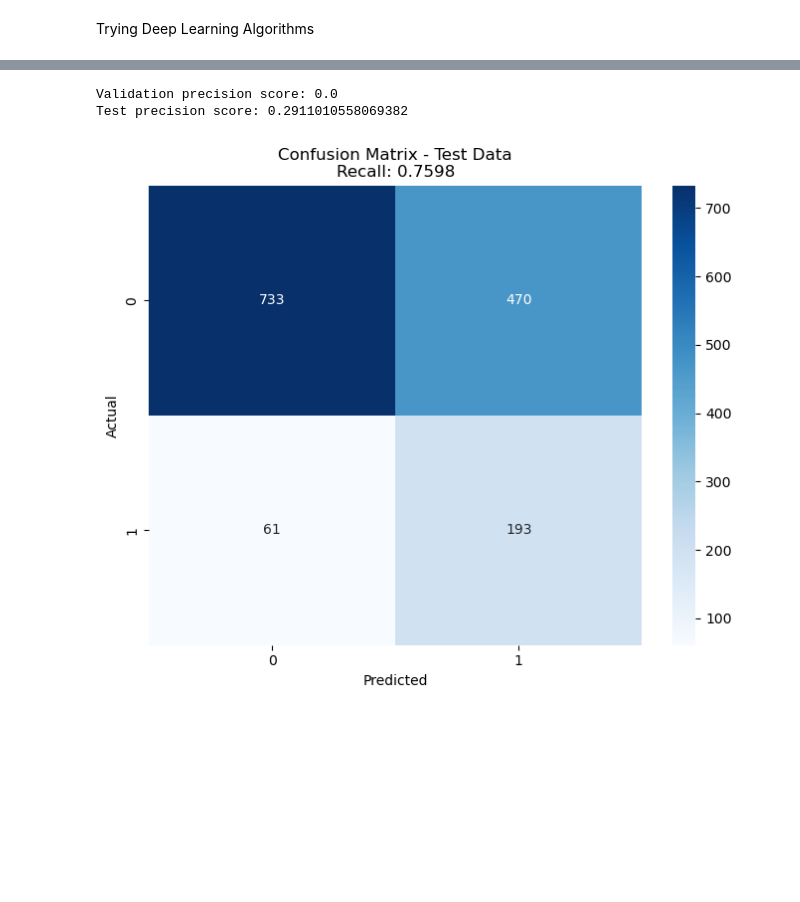
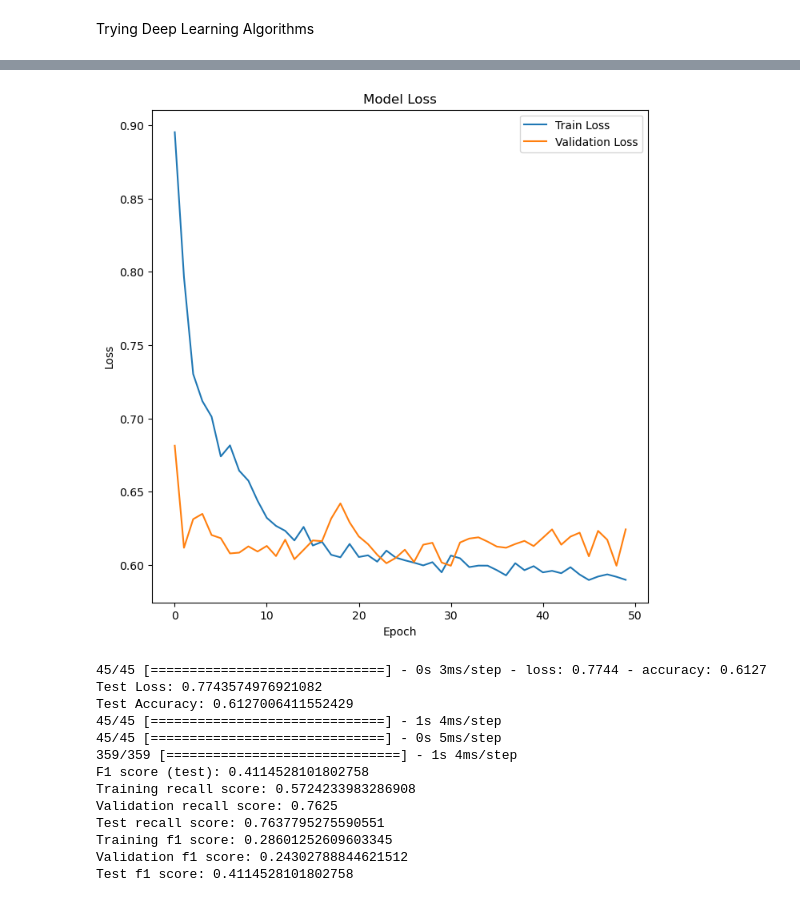
Before and after one commit to sallyfons/MLEE, a Jupyter notebook: eq_prediction.ipynb, the cells around one changed output, grey strips where cells are left out. Cells and saved outputs as stored; diff of their text form; code cells hidden in the pictures; blank space fills up the shorter version.

```diff
--- a/eq_prediction.ipynb
+++ b/eq_prediction.ipynb
@@ -552,17 +578,31 @@ model.add(Dropout(0.5))
 model.add(Dense(1, activation='sigmoid'))
 
 # Compile the model
-model.compile(optimizer=Adam(learning_rate=0.0001), loss='binary_crossentropy', metrics=['accuracy'])
+model.compile(optimizer=Adam(learning_rate=0.0005), loss='binary_crossentropy', metrics=['accuracy'])
 
 # Compute class weights
 class_weights = compute_class_weight('balanced', classes=np.unique(y_train), y=y_train)
 class_weights_dict = dict(enumerate(class_weights))
 
 # Define early stopping
-early_stopping = EarlyStopping(monitor='val_loss', patience=30, restore_best_weights=True)
+early_stopping = EarlyStopping(monitor='val_loss', patience=20, restore_best_weights=True)
 
 # Train the model
-history = model.fit(X_train, y_train, class_weight=class_weights_dict, validation_data=(X_val, y_val), epochs=50, batch_size=128, callbacks=[early_stopping])
+history = model.fit(X_train, y_train, class_weight=class_weights_dict, validation_data=(X_val, y_val), epochs=50, batch_size=64, callbacks=[early_stopping])
+
+# Plot the loss and binary crossentropy curves in the same plot
+plt.figure(figsize=(8, 8))
+
+# Plot training & validation loss values
+plt.plot(history.history['loss'])
+plt.plot(history.history['val_loss'])
+
+plt.title('Model Loss')
+plt.xlabel('Epoch')
+plt.ylabel('Loss')
+plt.legend(['Train Loss', 'Validation Loss'], loc='upper right')
+
+plt.show()
 
 # Evaluate the model on the test set
 loss, accuracy = model.evaluate(X_test, y_test)
@@ -571,7 +611,6 @@ print("Test Accuracy:", accuracy)
 
 # Make predictions on the test set
 y_test_pred_probs = model.predict(X_test)
-
 # Get the predicted classes
 y_test_pred = (y_test_pred_probs > 0.5).astype(int)
 
@@ -584,13 +623,20 @@ recall = recall_score(y_test, y_test_pred)
 precision = precision_score(y_test, y_test_pred)
 # Calculate F1 score
 f1 = f1_score(y_test, y_test_pred)
+
+#Calculate predicted values for the Testing and Training set
+y_val_pred = ((model.predict(X_val) > 0.5).astype(int))
+
+y_train_pred = ((model.predict(X_train) > 0.5).astype(int))
+
+#Print all scores
 print('F1 score (test):', f1)
-print('Training recall score:', recall_score(y_train, model.predict(X_train).astype(int)))
-print('Validation recall score:', recall_score(y_val, model.predict(X_val).astype(int)))
+print('Training recall score:', recall_score(y_train, y_train_pred))
+print('Validation recall score:', recall_score(y_val, y_val_pred))
 print('Test recall score:', recall)
-print('Training precision score:', precision_score(y_train, model.predict(X_train).astype(int)))
-print('Validation precision score:', precision_score(y_val, model.predict(X_val).astype(int)))
-print('Test precision score:', precision)
+print('Training f1 score:', f1_score(y_train, y_train_pred))
+print('Validation f1 score:', f1_score(y_val, y_val_pred))
+print('Test f1 score:', f1)
 
 # Plot the confusion matrix
 plt.figure(figsize=(8, 6))
@@ -620,3 +666,14 @@ Training precision score: 0.0
+[figure, new version]
-Validation precision score: 0.0
-Test precision score: 0.2911010558069382
+45/45 [==============================] - 0s 3ms/step - loss: 0.7744 - accuracy: 0.6127
+Test Loss: 0.7743574976921082
+Test Accuracy: 0.6127006411552429
+45/45 [==============================] - 1s 4ms/step
+45/45 [==============================] - 0s 5ms/step
+359/359 [==============================] - 1s 4ms/step
+F1 score (test): 0.4114528101802758
+Training recall score: 0.5724233983286908
+Validation recall score: 0.7625
+Test recall score: 0.7637795275590551
+Training f1 score: 0.28601252609603345
+Validation f1 score: 0.24302788844621512
+Test f1 score: 0.4114528101802758
-[figure, old version]
```
Also changed, not shown: parts of 25 cells of this notebook.
